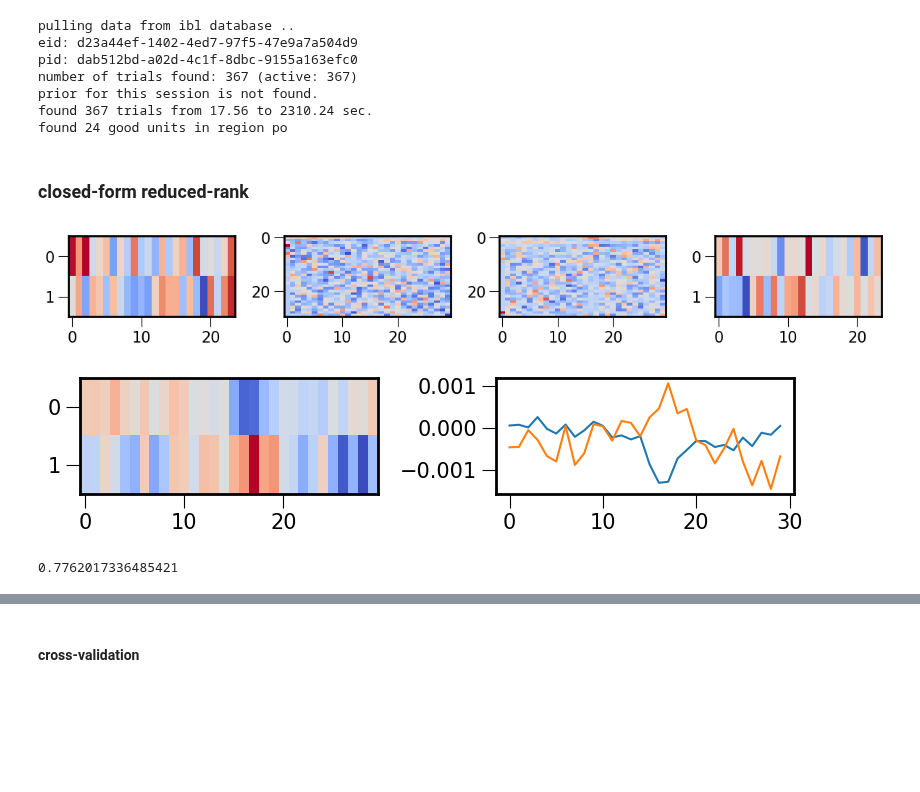
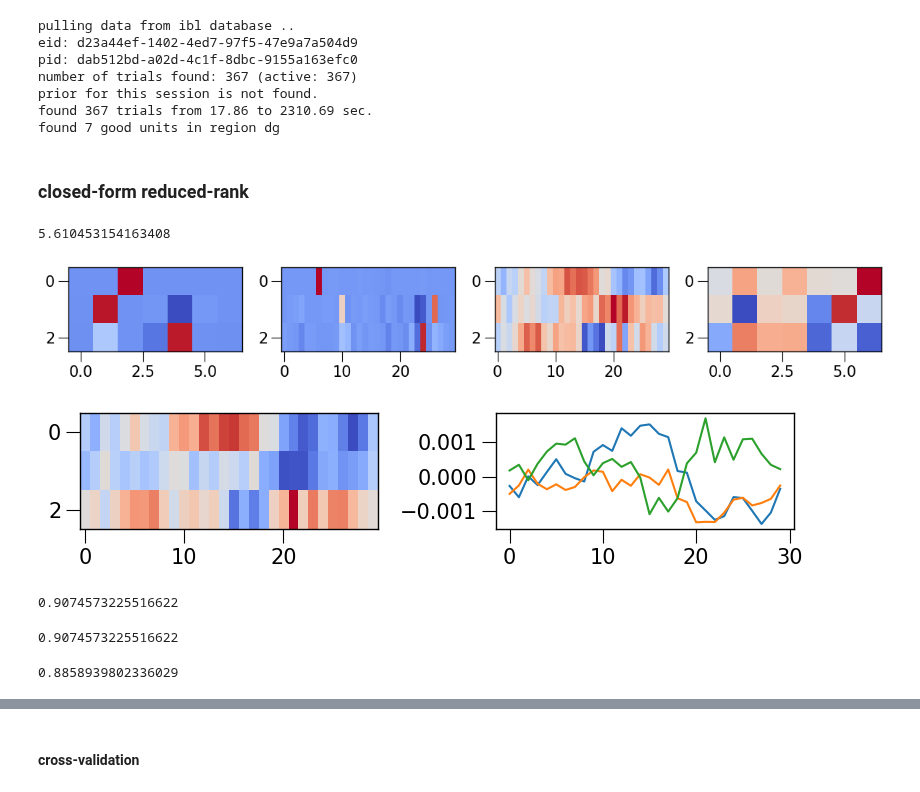
Before and after one commit to yzhang511/neural_decoding, a Jupyter notebook: notebooks/closed_form_reduced_rank.ipynb, the cells around one changed output, grey strips where cells are left out. Saved outputs shown, nothing was run; the diff lists cells and outputs as text; code cells hidden in the pictures; blank space fills up the shorter version.

```diff
--- a/notebooks/closed_form_reduced_rank.ipynb
+++ b/notebooks/closed_form_reduced_rank.ipynb
@@ -51,13 +52,17 @@ pids = [
 # %%
 X_dict, Y_dict = load_data_from_pids(
     pids,
-    brain_region="po",
-    behavior="choice",
+    brain_region="dg",
+    # behavior="choice",
+    behavior="reward",
     data_type="good_ks",
     n_t_bins = 30,
-    align_time_type="stimOn_times",
+    # n_t_bins = 50,
+    # align_time_type="stimOn_times",
+    align_time_type="feedback_times",
     t_before=0.5,
-    t_after=1.0,
+    # t_after=1.0,
+    t_after=2.0,
 )
 # %% [output]
 pulling data from ibl database ..
@@ -65,7 +70,7 @@ eid: d23a44ef-1402-4ed7-97f5-47e9a7a504d9
 pid: dab512bd-a02d-4c1f-8dbc-9155a163efc0
 number of trials found: 367 (active: 367)
 prior for this session is not found.
-found 367 trials from 17.56 to 2310.24 sec.
-found 24 good units in region po
+found 367 trials from 17.86 to 2310.69 sec.
+found 7 good units in region dg
 # %%
 pid = pids[0]
@@ -91,3 +96,11 @@ Y_c = (Y - Y.mean()).reshape(-1,1)
 X_c = X - X.mean()
 # %% [markdown]
 ### closed-form reduced-rank
+# %%
+R = 3
+# %%
+S_t = np.einsum("ktc,kdn->ctdn", X_c, X_c)
+core, factors = tucker(S_t, rank=[R, T, T, R])
+core.mean()
+# %% [output]
+5.610453154163408
@@ -94,12 +146,22 @@ X_c = X - X.mean()
 # %%
-def reduced_rank_close_form(X_c, Y_c):
+def reduced_rank_close_form(X_c, Y_c, R, penalty):
 
     # compute U
     S_b = np.einsum("ndk,ktc->ndtc", (X_c.T @ (Y_c @ Y_c.T)), X_c)
     S_t = np.einsum("ktc,kdn->ctdn", X_c, X_c)
-    inv_S_t = np.linalg.pinv(S_t)
-    inv_S_t_S_b = np.einsum("ctnd,ndab->ctab", inv_S_t, S_b)
-    core, factors = tucker(inv_S_t_S_b, rank=[R, T, T, R])
+
+    I = np.eye(np.diag(S_t.reshape(C*T, T*C)).shape[0])
+    np.fill_diagonal(I, penalty)
+    I = I.reshape(C, T, T, C)
+    S_t = S_t + I
+
+    inv_S_t = np.eye(np.diag(S_t.reshape(C*T, T*C)).shape[0])
+    np.fill_diagonal(inv_S_t, 1/np.diag(S_t.reshape(C*T, T*C)))
+    inv_S_t = inv_S_t.reshape(C, T, T, C)
+    inv_S_t_S_b = np.einsum("ctdn,ndab->ctab", inv_S_t, S_b)
+    # inv_S_t = np.linalg.pinv(S_t)
+    # inv_S_t_S_b = np.einsum("ctnd,ndab->ctab", inv_S_t, S_b)
+    core, factors = tucker(inv_S_t_S_b, rank=[R, R, R, R])
 
     fig, axes = plt.subplots(1, 4, figsize=(12,2))
     for i in range(len(factors)):
@@ -125,14 +187,28 @@ def reduced_rank_close_form(X_c, Y_c):
 # %%
 X_train, X_test, Y_train, Y_test = train_test_split(X_c, Y_c, test_size=0.2, random_state=seed)
 # %%
-U, V = reduced_rank_close_form(X_train, Y_train)
+U, V = reduced_rank_close_form(X_train, Y_train, R=3, penalty=core.mean())
 # %% [output]
-[figure, old version]
+[figure, new version]
-[figure, old version]
+[figure, new version]
 # %%
 _, _, Y_train, Y_test = train_test_split(X, Y, test_size=0.2, random_state=seed)
 # %%
-Yhat = np.einsum("ktr,rt->k", X_test @ U, V)
-roc_auc_score(Y_test, Yhat)
+Yhat_train = np.einsum("ktr,rt->k", X_train @ U, V)
+Yhat_test = np.einsum("ktr,rt->k", X_test @ U, V)
+roc_auc_score(Y_test, Yhat_test)
 # %% [output]
-0.7762017336485421
+0.9074573225516622
+# %%
+from sklearn.linear_model import LogisticRegression
+clf = LogisticRegression(C=1e4)
+clf.fit(Yhat_train.reshape(-1,1), Y_train)
+Yhat = clf.predict(Yhat_test.reshape(-1,1))
+prob = clf.predict_proba(Yhat_test.reshape(-1,1))[:,1]
+roc_auc_score(Y_test, prob)
+# %% [output]
+0.9074573225516622
+# %%
+balanced_accuracy_score(Y_test, Yhat)
+# %% [output]
+0.8858939802336029
```
Also changed, not shown: parts of 17 cells of this notebook.
